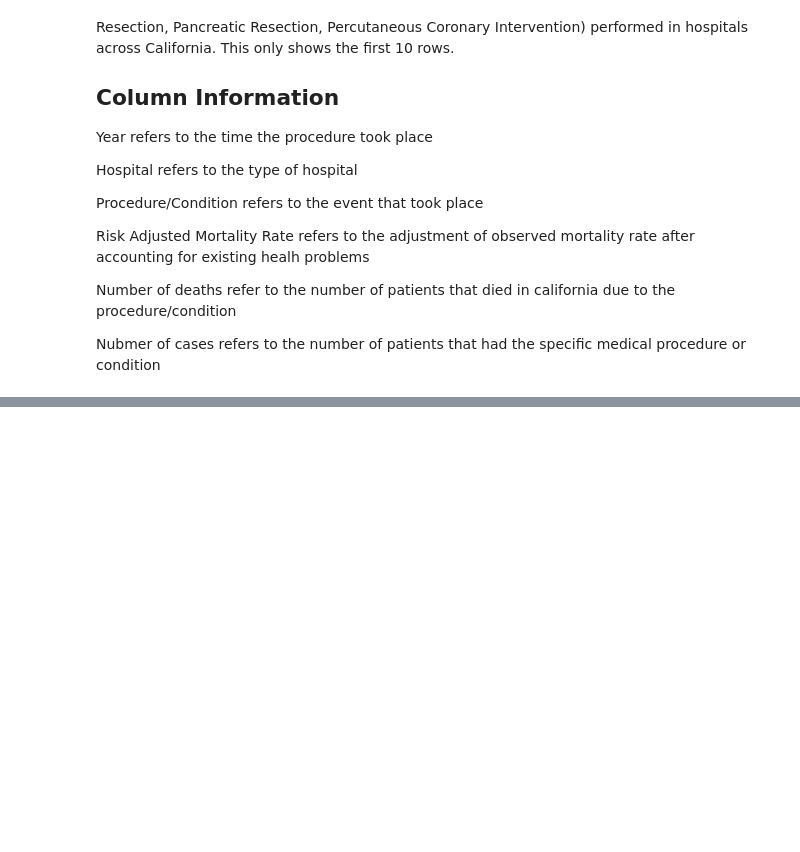
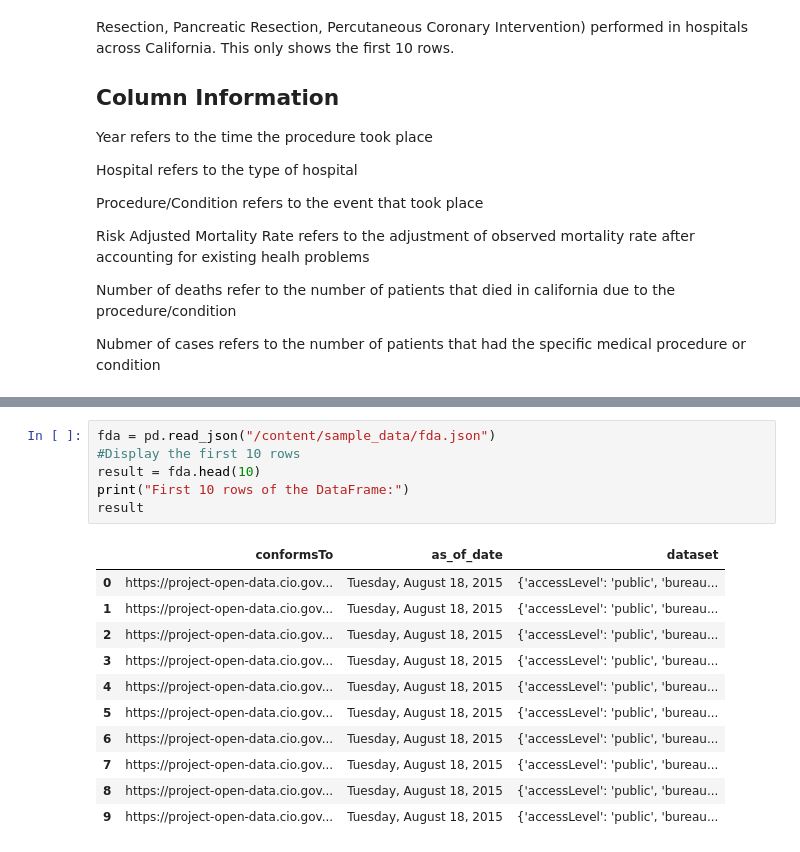
Before and after one commit to jas-tang/datasci_1_loading, a Jupyter notebook: HHA507.ipynb, the cells around one changed output, grey strips where cells are left out. Drawn from its saved outputs; the diff is of its cells as text; blank space fills up the shorter version.

```diff
--- a/HHA507.ipynb
+++ b/HHA507.ipynb
@@ -105,0 +117,18 @@ First 10 rows of the DataFrame:
+# %%
+fda = pd.read_json("/content/sample_data/fda.json")
+#Display the first 10 rows
+result = fda.head(10)
+print("First 10 rows of the DataFrame:")
+result
+# %% [output]
+|  | conformsTo | as_of_date | dataset |
+| 0 | https://project-open-data.cio.gov... | Tuesday, August 18, 2015 | {'accessLevel': 'public', 'bureau... |
+| 1 | https://project-open-data.cio.gov... | Tuesday, August 18, 2015 | {'accessLevel': 'public', 'bureau... |
+| 2 | https://project-open-data.cio.gov... | Tuesday, August 18, 2015 | {'accessLevel': 'public', 'bureau... |
+| 3 | https://project-open-data.cio.gov... | Tuesday, August 18, 2015 | {'accessLevel': 'public', 'bureau... |
+| 4 | https://project-open-data.cio.gov... | Tuesday, August 18, 2015 | {'accessLevel': 'public', 'bureau... |
+| 5 | https://project-open-data.cio.gov... | Tuesday, August 18, 2015 | {'accessLevel': 'public', 'bureau... |
+| 6 | https://project-open-data.cio.gov... | Tuesday, August 18, 2015 | {'accessLevel': 'public', 'bureau... |
+| 7 | https://project-open-data.cio.gov... | Tuesday, August 18, 2015 | {'accessLevel': 'public', 'bureau... |
+| 8 | https://project-open-data.cio.gov... | Tuesday, August 18, 2015 | {'accessLevel': 'public', 'bureau... |
+| 9 | https://project-open-data.cio.gov... | Tuesday, August 18, 2015 | {'accessLevel': 'public', 'bureau... |
```
Also changed, not shown: parts of 3 cells of this notebook.
